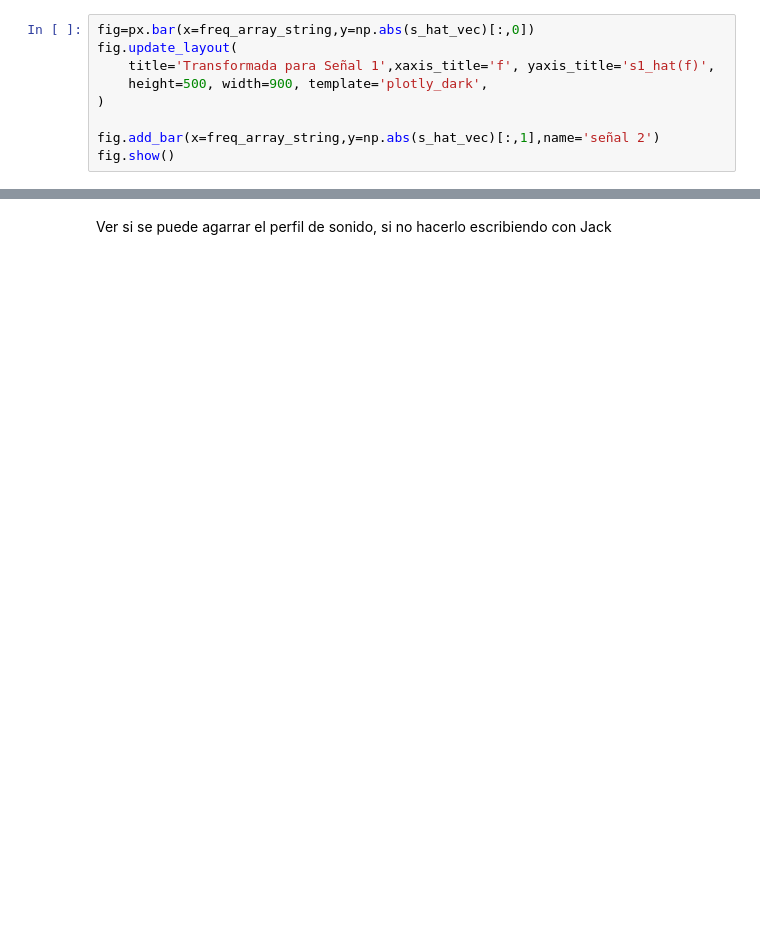
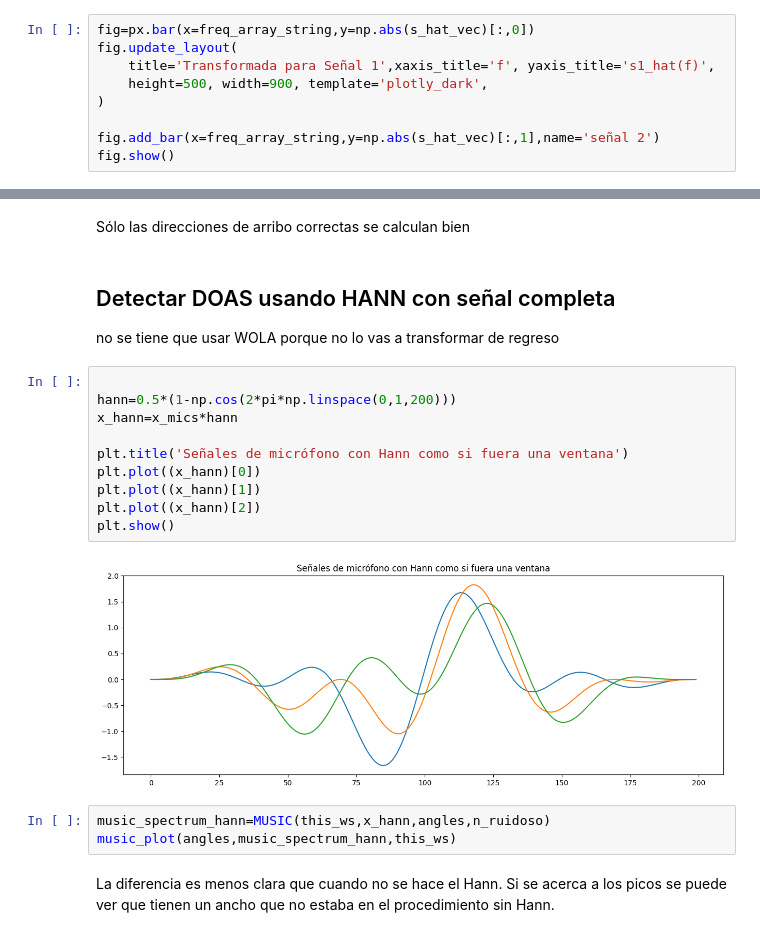
Before and after one commit to linear-regret/PDA, a Jupyter notebook: Programas PDA/7. DOA/music_complete.ipynb, the cells around one changed output, grey strips where cells are left out. Cells and saved outputs as stored; diff of their text form; blank space fills up the shorter version.

Commit message:
Completando demo de music sin estimación de covarianza

```diff
--- a/Programas PDA/7. DOA/music_complete.ipynb
+++ b/Programas PDA/7. DOA/music_complete.ipynb
@@ -312,2 +280,23 @@ fig.show()
-# %% [markdown]
-Ver si se puede agarrar el perfil de sonido, si no hacerlo escribiendo con Jack
+# %% [markdown]
+Sólo las direcciones de arribo correctas se calculan bien
+# %% [markdown]
+## Detectar DOAS usando HANN con señal completa
+
+no se tiene que usar WOLA porque no lo vas a transformar de regreso
+# %%
+
+hann=0.5*(1-np.cos(2*pi*np.linspace(0,1,200)))
+x_hann=x_mics*hann
+
+plt.title('Señales de micrófono con Hann como si fuera una ventana')
+plt.plot((x_hann)[0])
+plt.plot((x_hann)[1])
+plt.plot((x_hann)[2])
+plt.show()
+# %% [output]
+[figure, added]
+# %%
+music_spectrum_hann=MUSIC(this_ws,x_hann,angles,n_ruidoso)
+music_plot(angles,music_spectrum_hann,this_ws)
+# %% [markdown]
+La diferencia es menos clara que cuando no se hace el Hann. Si se acerca a los picos se puede ver que tienen un ancho que no estaba en el procedimiento sin Hann.
```
Also changed, not shown: parts of 41 cells of this notebook, 2 other files.
